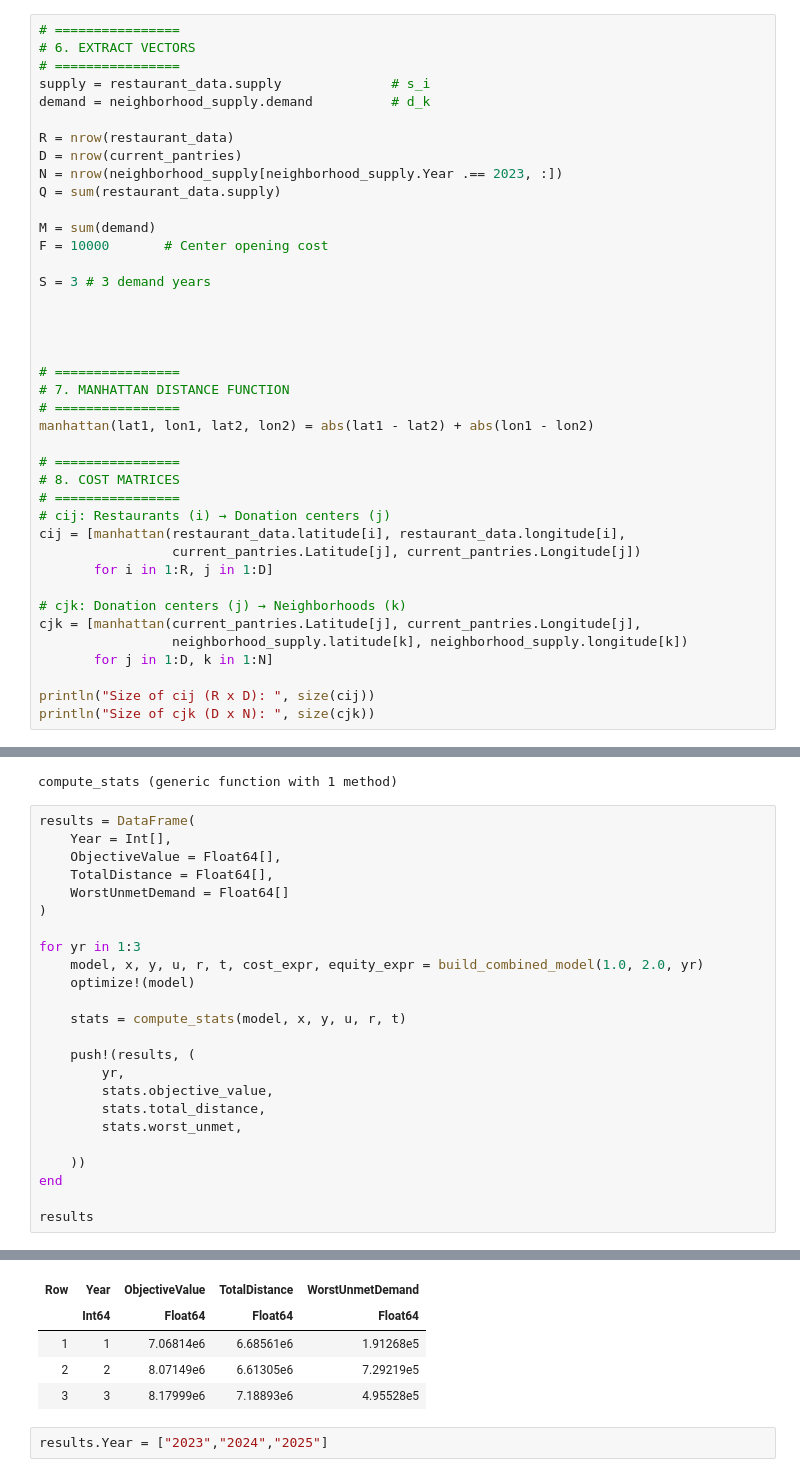
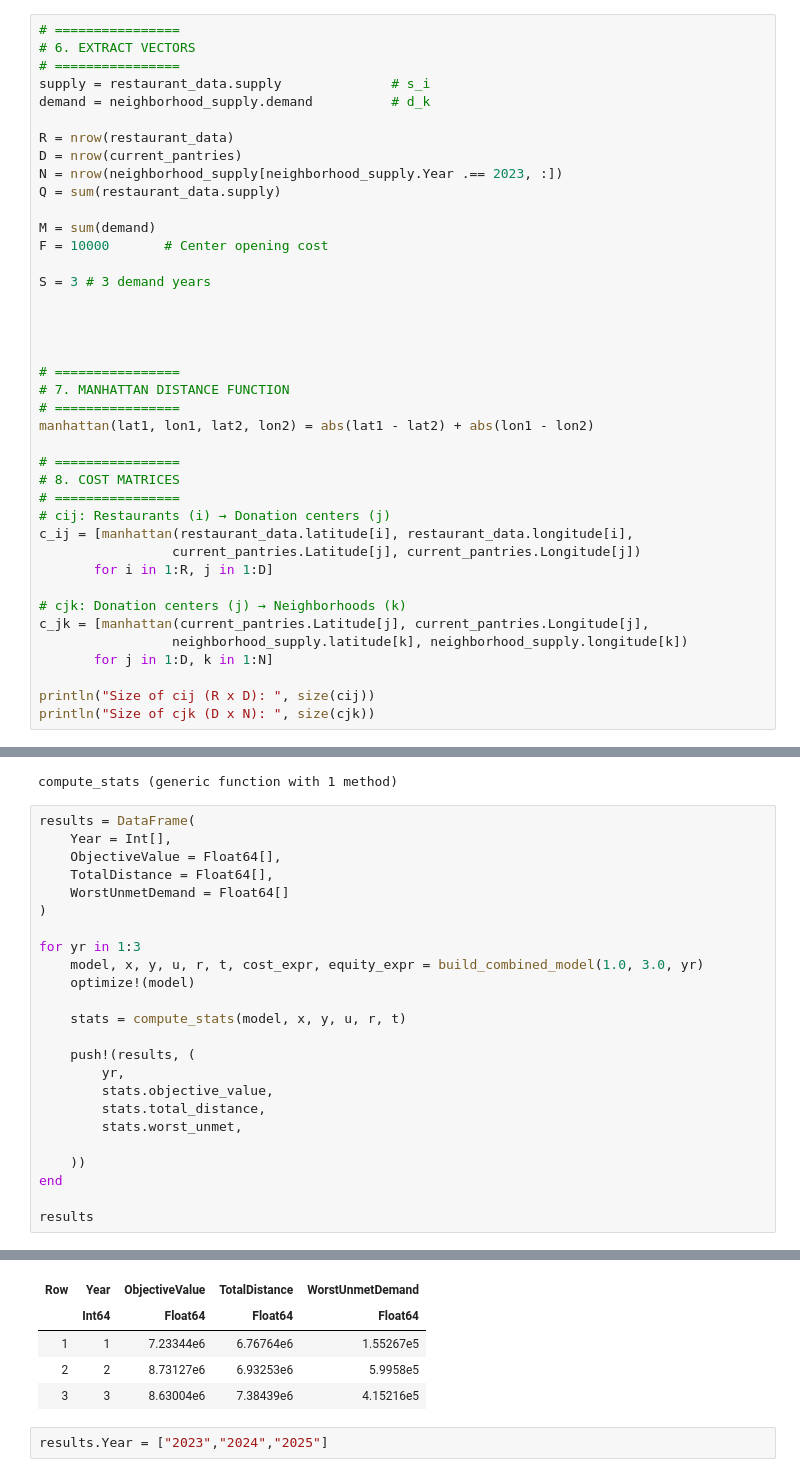
Before and after one commit to lauren-montigue/Optimizing-Food-Waste-Distribution-NY, a Jupyter notebook: notebooks/Baseline Model Deterministic.ipynb, the cells around one changed output, grey strips where cells are left out. Drawn from its saved outputs; the diff is of its cells as text.

```diff
--- a/notebooks/Baseline Model Deterministic.ipynb
+++ b/notebooks/Baseline Model Deterministic.ipynb
@@ -160,12 +160,12 @@ manhattan(lat1, lon1, lat2, lon2) = abs(lat1 - lat2) + abs(lon1 - lon2)
 # 8. COST MATRICES
 # ================
 # cij: Restaurants (i) → Donation centers (j)
-cij = [manhattan(restaurant_data.latitude[i], restaurant_data.longitude[i],
+c_ij = [manhattan(restaurant_data.latitude[i], restaurant_data.longitude[i],
                  current_pantries.Latitude[j], current_pantries.Longitude[j])
        for i in 1:R, j in 1:D]
 
 # cjk: Donation centers (j) → Neighborhoods (k)
-cjk = [manhattan(current_pantries.Latitude[j], current_pantries.Longitude[j],
+c_jk = [manhattan(current_pantries.Latitude[j], current_pantries.Longitude[j],
                  neighborhood_supply.latitude[k], neighborhood_supply.longitude[k])
        for j in 1:D, k in 1:N]
 
@@ -347,37 +347,37 @@ results = DataFrame(
 )
 
 for yr in 1:3
-    model, x, y, u, r, t, cost_expr, equity_expr = build_combined_model(1.0, 2.0, yr)
+    model, x, y, u, r, t, cost_expr, equity_expr = build_combined_model(1.0, 3.0, yr)
     optimize!(model)
 
     stats = compute_stats(model, x, y, u, r, t)
 
     push!(results, (
         yr,
         stats.objective_value,
         stats.total_distance,
         stats.worst_unmet,
 
     ))
 end
 
 results
 # %% [output]
 Set parameter Username
 Set parameter LicenseID to value 2702779
 Academic license - for non-commercial use only - expires 2026-09-03
 Set parameter Username
 Set parameter LicenseID to value 2702779
 Academic license - for non-commercial use only - expires 2026-09-03
 Set parameter Username
 Set parameter LicenseID to value 2702779
 Academic license - for non-commercial use only - expires 2026-09-03
 3×4 DataFrame
 | Row | Year | ObjectiveValue | TotalDistance | WorstUnmetDemand |
 |  | Int64 | Float64 | Float64 | Float64 |
-| 1 | 1 | 7.06814e6 | 6.68561e6 | 1.91268e5 |
-| 2 | 2 | 8.07149e6 | 6.61305e6 | 7.29219e5 |
-| 3 | 3 | 8.17999e6 | 7.18893e6 | 4.95528e5 |
+| 1 | 1 | 7.23344e6 | 6.76764e6 | 1.55267e5 |
+| 2 | 2 | 8.73127e6 | 6.93253e6 | 5.9958e5 |
+| 3 | 3 | 8.63004e6 | 7.38439e6 | 4.15216e5 |
 # %%
 results.Year = ["2023","2024","2025"]
 # %% [output]
```
Also changed, not shown: parts of 1 cell of this notebook, 6 other files.
